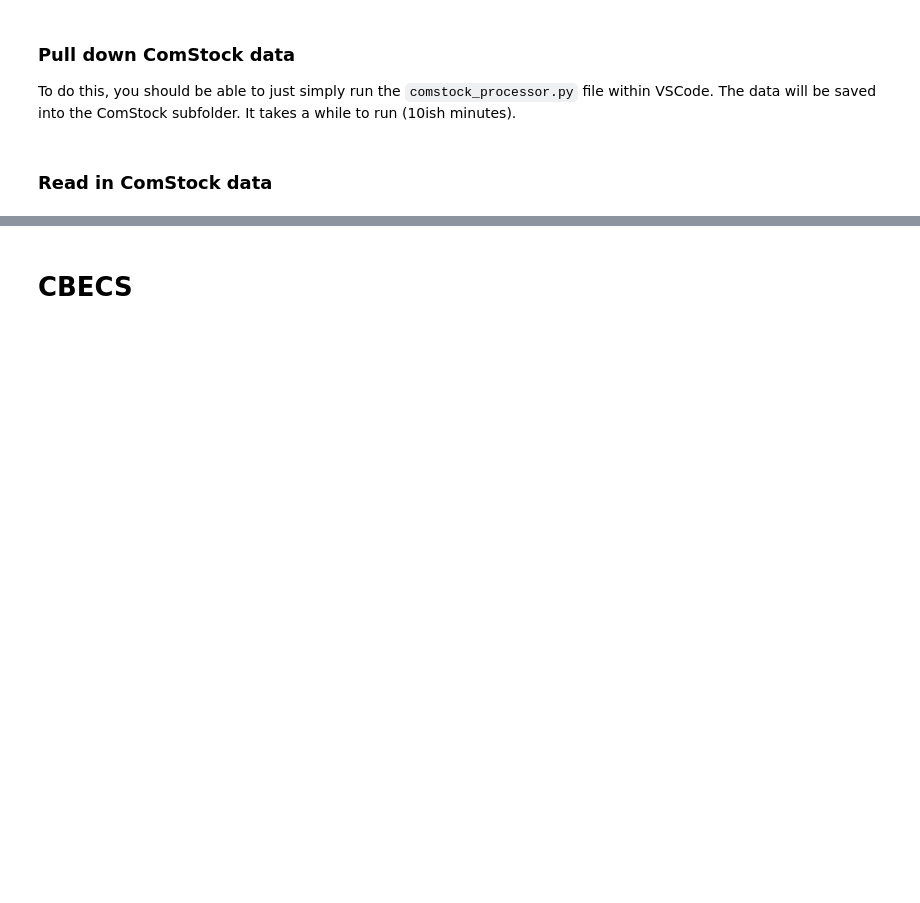
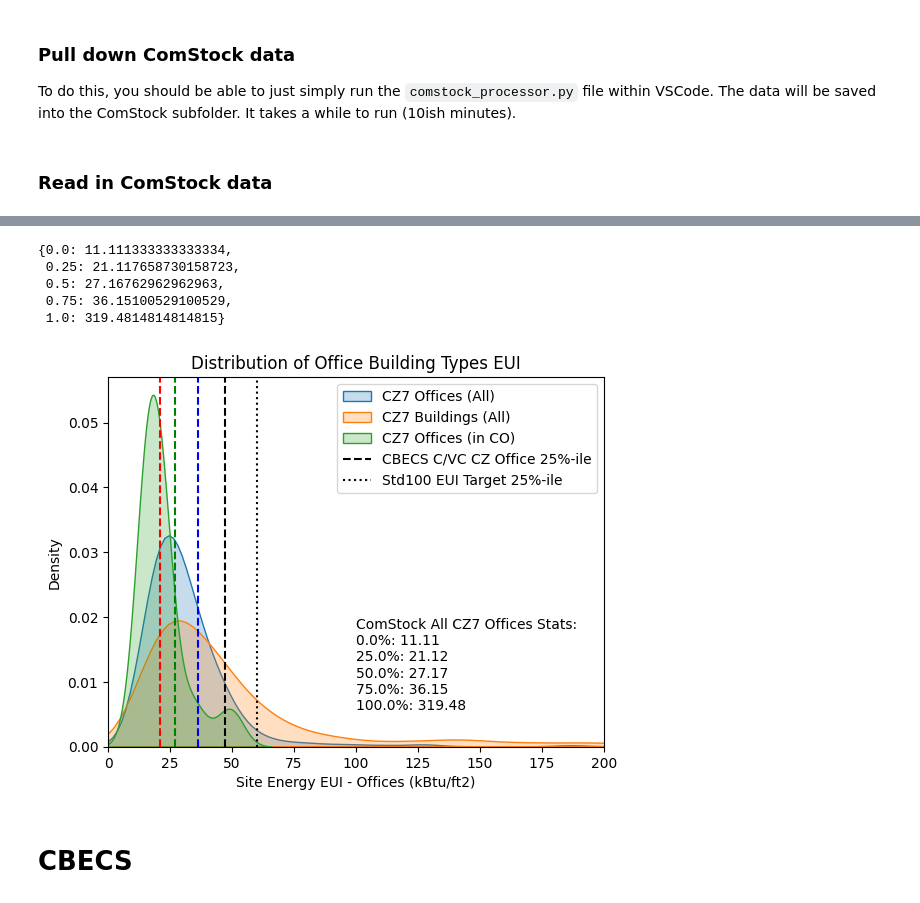
Before and after one commit to SEED-platform/compare-building-data, a Jupyter notebook: analysis.ipynb, the cells around one changed output, grey strips where cells are left out. Cells and saved outputs as stored; diff of their text form; code cells hidden in the pictures; blank space fills up the shorter version.

```diff
--- a/analysis.ipynb
+++ b/analysis.ipynb
@@ -91,40 +171,47 @@ plt.show()
 # %%
 # create KDE's for only "SmallOffice", "MediumOffice", "LargeOffice"
-df_cz7_office = df_cz7[df_cz7["in.comstock_building_type"].isin(["SmallOffice", "MediumOffice", "LargeOffice"])]
-df_cz7_co_office = df_co_cz7[df_co_cz7["in.comstock_building_type"].isin(["SmallOffice", "MediumOffice", "LargeOffice"])]
+df_cz7_office = df_cz7[df_cz7['in.comstock_building_type'].isin(["SmallOffice", "MediumOffice", "LargeOffice"])]
+df_cz7_co_office = df_co_cz7[df_co_cz7['in.comstock_building_type'].isin(["SmallOffice", "MediumOffice", "LargeOffice"])]
 
 # create kernel density plot of the column out.site_energy.total.energy_consumption_intensity, using seaborn
-sns.kdeplot(df_cz7_office["out.site_energy.total.energy_consumption_intensity"], fill=True, legend=True)
+sns.kdeplot(df_cz7_office['out.site_energy.total.energy_consumption_intensity'], fill=True, legend=True)
 # add in the df_piitkin data
-sns.kdeplot(df_cz7["out.site_energy.total.energy_consumption_intensity"], fill=True, legend=True)
-sns.kdeplot(df_cz7_co_office["out.site_energy.total.energy_consumption_intensity"], fill=True, legend=True)
+sns.kdeplot(df_cz7['out.site_energy.total.energy_consumption_intensity'], fill=True, legend=True)
+sns.kdeplot(df_cz7_co_office['out.site_energy.total.energy_consumption_intensity'], fill=True, legend=True)
 # add dashed lines for the quartiles
-describe_data = df_cz7_office["out.site_energy.total.energy_consumption_intensity"].quantile([0, 0.25, 0.5, 0.75, 1.0])
+describe_data = df_cz7_office['out.site_energy.total.energy_consumption_intensity'].quantile([0, 0.25, 0.5, 0.75, 1.0])
 describe_data = describe_data.to_dict()
 display(describe_data)
 # show only describe from the column out.site_energy.total.energy_consumption_intensity
 
 # add line at 47.2 called CBECS C/VC CZ Office
-plt.axvline(47.2, color="k", linestyle="--", label="CBECS C/VC CZ Office")
-plt.axvline(60, color="k", linestyle=":", label="ASHRAE Std 100")
+plt.axvline(47.2, color='k', linestyle='--', label='CBECS C/VC CZ Office')
+plt.axvline(60, color='k', linestyle=':', label='ASHRAE Std 100')
 
-plt.axvline(describe_data[0.25], color="r", linestyle="--")
-plt.axvline(describe_data[0.5], color="g", linestyle="--")
-plt.axvline(describe_data[0.75], color="b", linestyle="--")
-plt.xlabel("Site Energy EUI - Offices (kBtu/ft2)")
-plt.title("Distribution of Office Building Types EUI")
+plt.axvline(describe_data[0.25], color='r', linestyle='--')
+plt.axvline(describe_data[0.5], color='g', linestyle='--')
+plt.axvline(describe_data[0.75], color='b', linestyle='--')
+plt.xlabel('Site Energy EUI - Offices (kBtu/ft2)')
+plt.title(f'Distribution of Office Building Types EUI')
 
 
 # display the quartiles in a text box
-textstr = "ComStock All CZ7 Offices Stats:\n" + "\n".join([f"{k*100}%: {v:.2f}" for k, v in describe_data.items()])
+textstr = 'ComStock All CZ7 Offices Stats:\n' + '\n'.join([f'{k*100}%: {v:.2f}' for k, v in describe_data.items()])
 
 plt.text(0.5, 0.1, textstr, transform=plt.gca().transAxes)
 plt.xlim(0, 200)
 
 # add legend
-plt.legend(["CZ7 Offices (All)", "CZ7 Buildings (All)", "CZ7 Offices (in CO)", "CBECS C/VC CZ Office 25%-ile", "Std100 EUI Target 25%-ile"])
+plt.legend(['CZ7 Offices (All)', 'CZ7 Buildings (All)', 'CZ7 Offices (in CO)', 'CBECS C/VC CZ Office 25%-ile', 'Std100 EUI Target 25%-ile'])
 
 plt.show()
+# %% [output]
+{0.0: 11.111333333333334,
+ 0.25: 21.117658730158723,
+ 0.5: 27.16762962962963,
+ 0.75: 36.15100529100529,
+ 1.0: 319.4814814814815}
+[figure, added]
 # %% [markdown]
 # CBECS
 # %%
```
Also changed, not shown: parts of 15 cells of this notebook.
